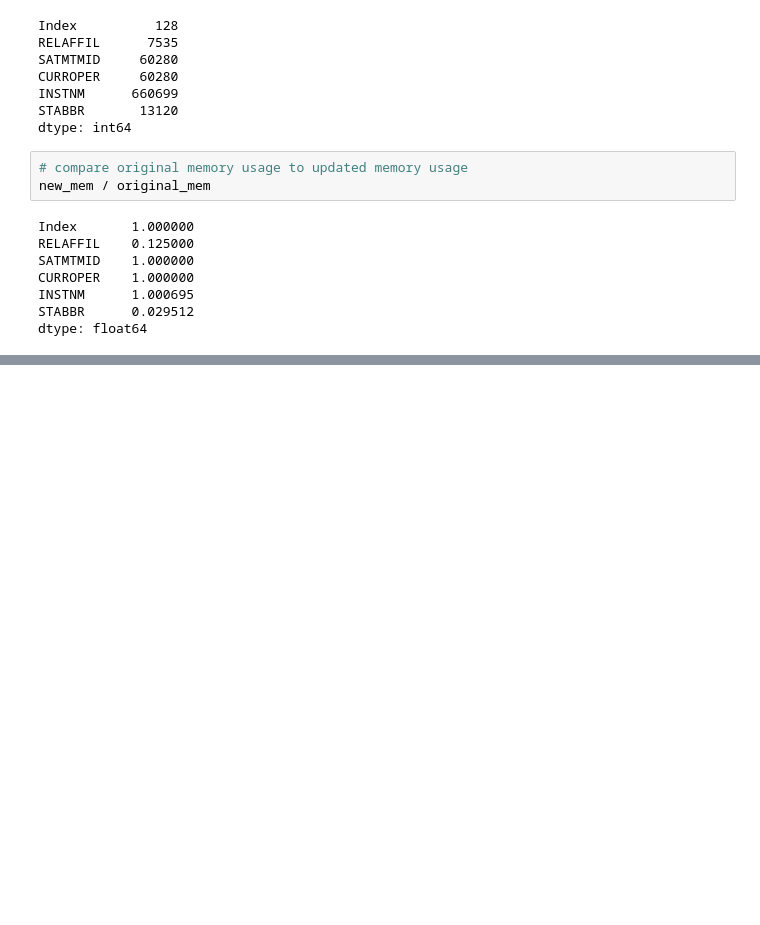
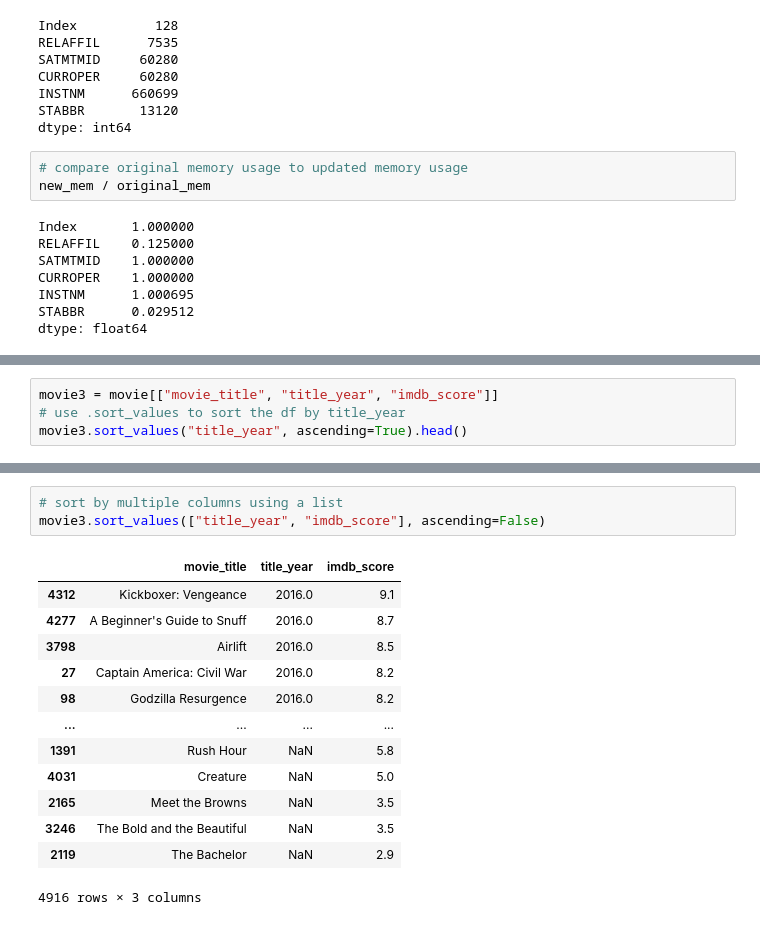
Before and after one commit to bdunn20/book_code, a Jupyter notebook: pandas_1.X_cookbook/Ch_4_Beginning_Data_Analysis.ipynb, the cells around one changed output, grey strips where cells are left out. Cells and saved outputs as stored; diff of their text form; blank space fills up the shorter version.

```diff
--- a/pandas_1.X_cookbook/Ch_4_Beginning_Data_Analysis.ipynb
+++ b/pandas_1.X_cookbook/Ch_4_Beginning_Data_Analysis.ipynb
@@ -217,0 +256,4 @@ dtype: float64
+# %%
+movie3 = movie[["movie_title", "title_year", "imdb_score"]]
+# use .sort_values to sort the df by title_year
+movie3.sort_values("title_year", ascending=True).head()
@@ -217,0 +267,17 @@ dtype: float64
+# %%
+# sort by multiple columns using a list
+movie3.sort_values(["title_year", "imdb_score"], ascending=False)
+# %% [output]
+|  | movie_title | title_year | imdb_score |
+| 4312 | Kickboxer: Vengeance | 2016.0 | 9.1 |
+| 4277 | A Beginner's Guide to Snuff | 2016.0 | 8.7 |
+| 3798 | Airlift | 2016.0 | 8.5 |
+| 27 | Captain America: Civil War | 2016.0 | 8.2 |
+| 98 | Godzilla Resurgence | 2016.0 | 8.2 |
+| ... | ... | ... | ... |
+| 1391 | Rush Hour | NaN | 5.8 |
+| 4031 | Creature | NaN | 5.0 |
+| 2165 | Meet the Browns | NaN | 3.5 |
+| 3246 | The Bold and the Beautiful | NaN | 3.5 |
+| 2119 | The Bachelor | NaN | 2.9 |
+4916 rows × 3 columns
```
Also changed, not shown: parts of 11 cells of this notebook.
